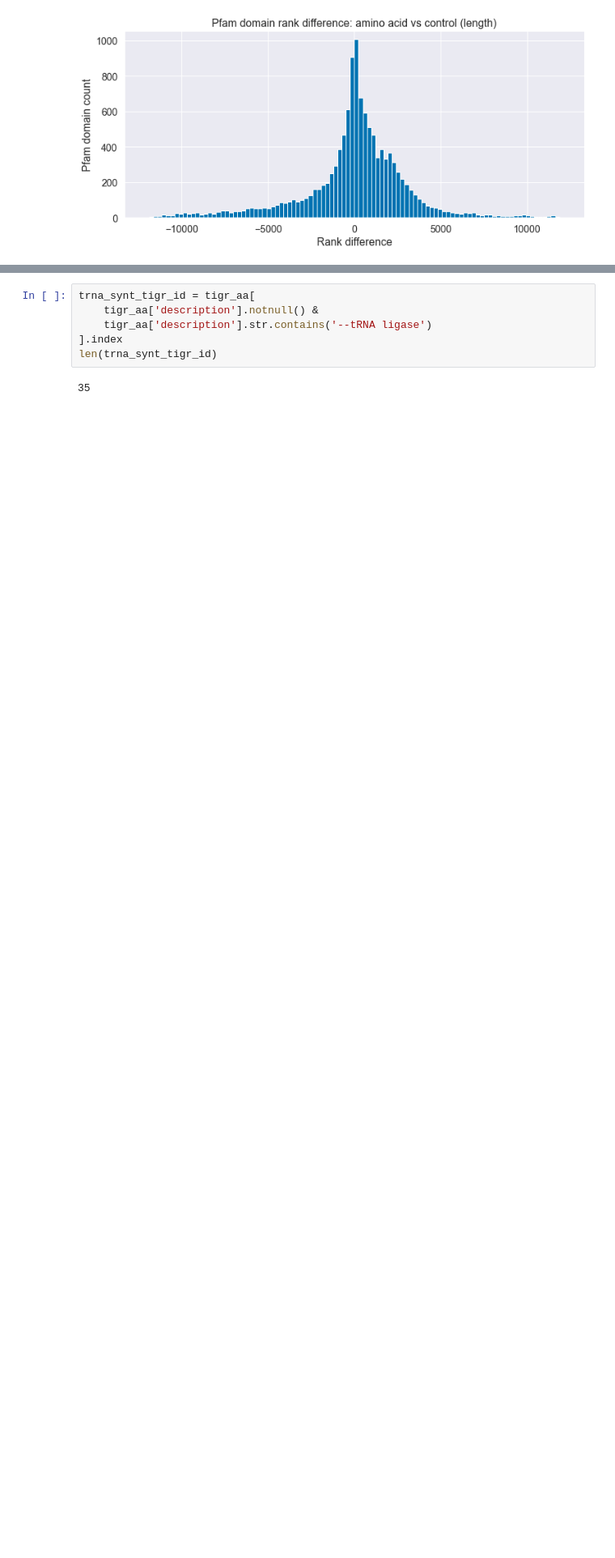
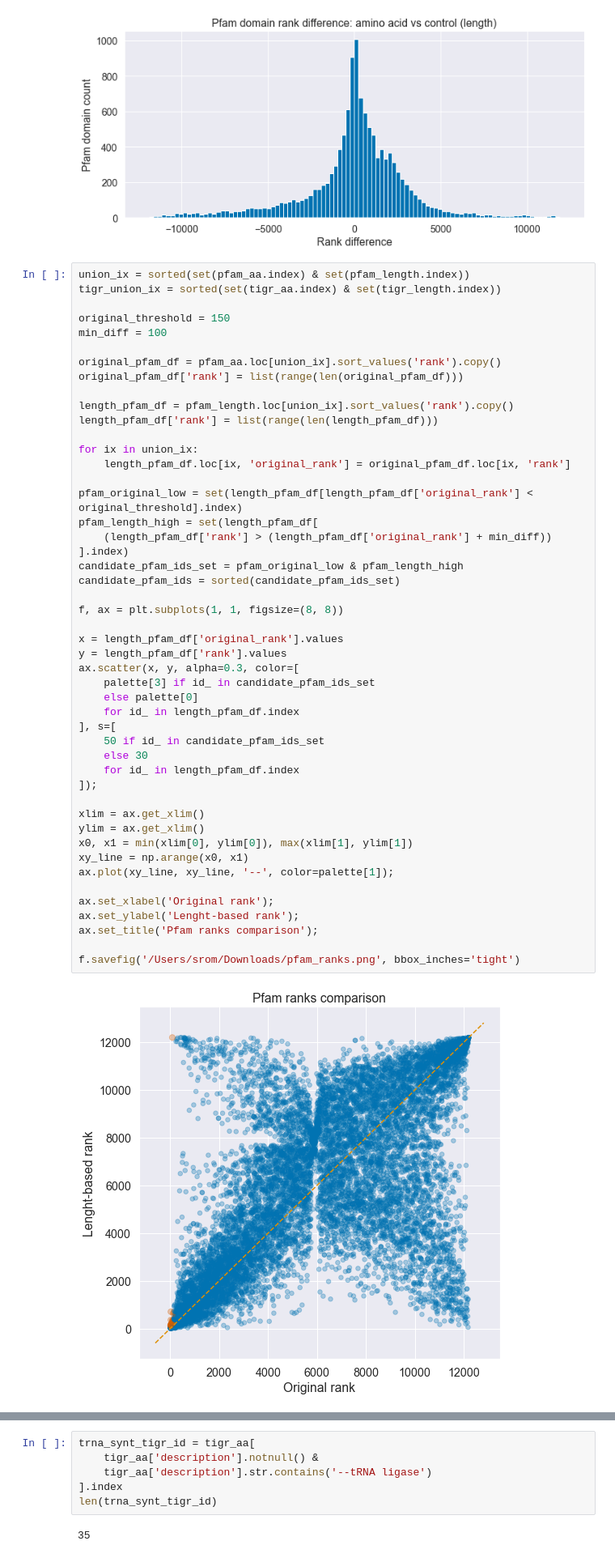
Before and after one commit to srom/nbias, a Jupyter notebook: notebook/AA distance vs length.ipynb, the cells around one changed output, grey strips where cells are left out. Shown at 81% size. Drawn from its saved outputs; the diff is of its cells as text; blank space fills up the shorter version.

```diff
--- a/notebook/AA distance vs length.ipynb
+++ b/notebook/AA distance vs length.ipynb
@@ -985,3 +981,53 @@ ax.set_xlabel('Rank difference');
 ax.set_ylabel('Pfam domain count');
 # %% [output]
 [figure]
+# %%
+union_ix = sorted(set(pfam_aa.index) & set(pfam_length.index))
+tigr_union_ix = sorted(set(tigr_aa.index) & set(tigr_length.index))
+
+original_threshold = 150
+min_diff = 100
+
+original_pfam_df = pfam_aa.loc[union_ix].sort_values('rank').copy()
+original_pfam_df['rank'] = list(range(len(original_pfam_df)))
+
+length_pfam_df = pfam_length.loc[union_ix].sort_values('rank').copy()
+length_pfam_df['rank'] = list(range(len(length_pfam_df)))
+
+for ix in union_ix:
+    length_pfam_df.loc[ix, 'original_rank'] = original_pfam_df.loc[ix, 'rank']
+
+pfam_original_low = set(length_pfam_df[length_pfam_df['original_rank'] < original_threshold].index)
+pfam_length_high = set(length_pfam_df[
+    (length_pfam_df['rank'] > (length_pfam_df['original_rank'] + min_diff))
+].index)
+candidate_pfam_ids_set = pfam_original_low & pfam_length_high
+candidate_pfam_ids = sorted(candidate_pfam_ids_set)
+
+f, ax = plt.subplots(1, 1, figsize=(8, 8))
+
+x = length_pfam_df['original_rank'].values
+y = length_pfam_df['rank'].values
+ax.scatter(x, y, alpha=0.3, color=[
+    palette[3] if id_ in candidate_pfam_ids_set
+    else palette[0]
+    for id_ in length_pfam_df.index
+], s=[
+    50 if id_ in candidate_pfam_ids_set
+    else 30
+    for id_ in length_pfam_df.index
+]);
+
+xlim = ax.get_xlim()
+ylim = ax.get_xlim()
+x0, x1 = min(xlim[0], ylim[0]), max(xlim[1], ylim[1])
+xy_line = np.arange(x0, x1)
+ax.plot(xy_line, xy_line, '--', color=palette[1]);
+
+ax.set_xlabel('Original rank');
+ax.set_ylabel('Lenght-based rank');
+ax.set_title('Pfam ranks comparison');
+
+f.savefig('/Users/srom/Downloads/pfam_ranks.png', bbox_inches='tight')
+# %% [output]
+[figure, added]
```
Also changed, not shown: parts of 31 cells of this notebook, 1 other file.
